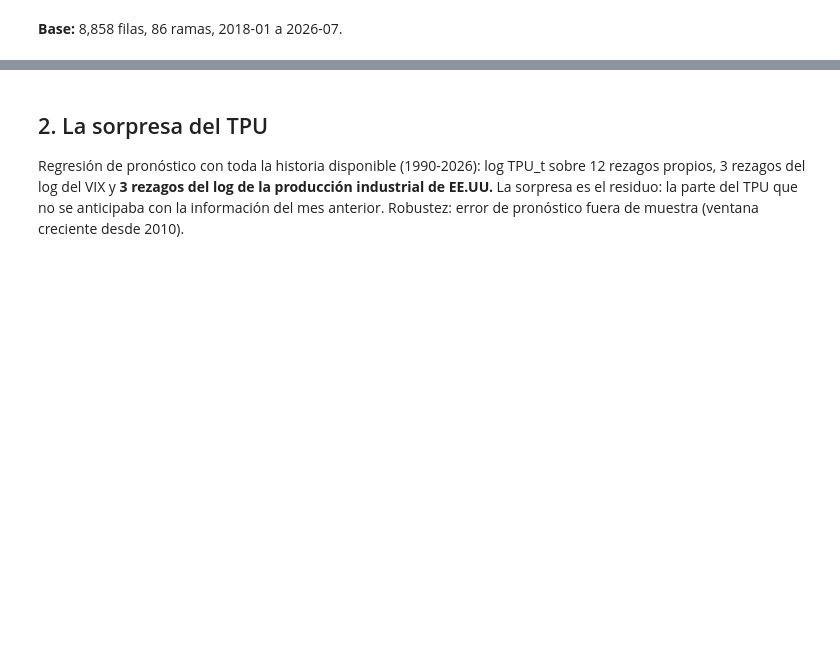
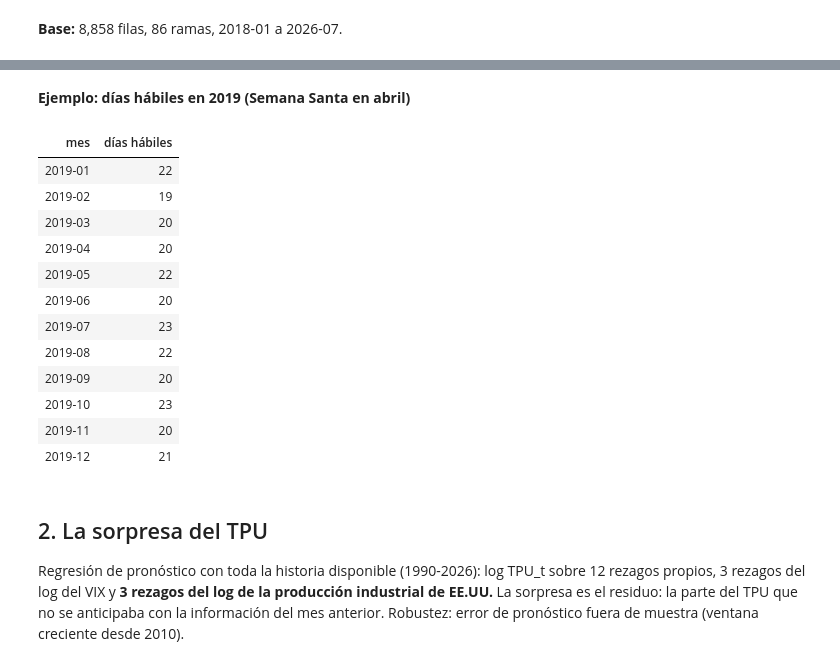
Before and after one commit to aabermejoq/Incertidumbre-Comercial, a Jupyter notebook: code/Python/02_local_projections.ipynb, the cells around one changed output, grey strips where cells are left out. Drawn from its saved outputs; the diff is of its cells as text; code cells hidden in the pictures; blank space fills up the shorter version.

```diff
--- a/code/Python/02_local_projections.ipynb
+++ b/code/Python/02_local_projections.ipynb
@@ -99,6 +106,18 @@ for orig, nueva, metodo, desc in transformaciones:
                       metodo={"log": "Δ log", "dif": "diferencia en puntos del índice", "dif_pp": "diferencia en puntos porcentuales"}[metodo],
                       observaciones=int(base[nueva].notna().sum()), primer_mes=base.mes[base[nueva].notna()].min().strftime("%Y-%m")))
 tabla(pd.DataFrame(filas), "Variables transformadas")
+
+def en_fecha(col, k):
+    """Valor de `col` en el mes t + k de la misma rama (NaN si ese mes no existe)."""
+    aux = base[["rama", "mes", col]].assign(mes=base.mes - pd.DateOffset(months=k))
+    return base[["rama", "mes"]].merge(aux, on=["rama", "mes"], how="left", validate="one_to_one")[col].values
+
+NIV = {"produccion": "emim_valor_produccion_real", "empleo": "emim_personal_ocupado", "horas": "emim_horas_trabajadas"}
+for k, v in NIV.items():
+    base["l_" + k] = np.log(base[v].astype(float))
+    base["dl1_" + k] = base["l_" + k] - en_fecha("l_" + k, -1)
+tabla(pd.DataFrame([dict(variable=f"dl1_{k}", descripcion=f"Δ log mensual de {v}", observaciones=int(base[f"dl1_{k}"].notna().sum())) for k, v in NIV.items()]),
+      "Variaciones mensuales (para los rezagos de control)")
 E = base.groupby("rama").mip_coef_exportacion_2018.first()
 E_P25, E_P75 = E.quantile(0.25), E.quantile(0.75)
 ESC_A = 100 * (E_P75 - E_P25)
@@ -122,3 +149,43 @@ display(Markdown(f"**Exposición (MIP 2018):** p25 = {E_P25:.3f}, p75 = {E_P75:.
+# %%
+from datetime import date, timedelta
+def pascua(a):
+    """Domingo de Pascua (algoritmo anónimo gregoriano)."""
+    b, c = divmod(a, 100); d, e = divmod(b, 4); f = (b + 8) // 25; g = (b - f + 1) // 3
+    h = (19 * (a % 19) + b - d - g + 15) % 30; i, k = divmod(c, 4); l = (32 + 2 * e + 2 * i - h - k) % 7
+    m = (a % 19 + 11 * h + 22 * l) // 451; mes = (h + l - 7 * m + 114) // 31; dia = (h + l - 7 * m + 114) % 31 + 1
+    return date(a, mes, dia)
+def lunes_n(a, mes, n):
+    d = date(a, mes, 1)
+    return d + timedelta(days=(7 - d.weekday()) % 7 + 7 * (n - 1))
+def feriados(a):
+    f = {date(a, 1, 1), lunes_n(a, 2, 1), lunes_n(a, 3, 3), date(a, 5, 1), date(a, 9, 16), lunes_n(a, 11, 3), date(a, 12, 25),
+         pascua(a) - timedelta(days=3), pascua(a) - timedelta(days=2)}
+    f |= {date(2018, 12, 1)} if a == 2018 else set()
+    f |= {date(2024, 10, 1)} if a == 2024 else set()
+    return f
+dias = pd.date_range("2015-01-01", "2027-12-31", freq="D")
+fer = set().union(*[feriados(a) for a in range(2015, 2028)])
+habil = pd.Series([(d.weekday() < 5) and (d.date() not in fer) for d in dias], index=dias)
+DIAS_HABILES = habil.resample("MS").sum().astype(float)
+assert DIAS_HABILES.between(17, 23).all()
+base["log_dias_habiles"] = np.log(base.mes.map(DIAS_HABILES))
+tabla(DIAS_HABILES.loc["2019-01":"2019-12"].rename("días hábiles").rename_axis("mes").reset_index().assign(mes=lambda d: d.mes.dt.strftime("%Y-%m")),
+      "Ejemplo: días hábiles en 2019 (Semana Santa en abril)", dec=0)
+# %% [output]
+**Ejemplo: días hábiles en 2019 (Semana Santa en abril)**
+| mes | días hábiles |
+| 2019-01 | 22 |
+| 2019-02 | 19 |
+| 2019-03 | 20 |
+| 2019-04 | 20 |
+| 2019-05 | 22 |
+| 2019-06 | 20 |
+| 2019-07 | 23 |
+| 2019-08 | 22 |
+| 2019-09 | 20 |
+| 2019-10 | 23 |
+| 2019-11 | 20 |
+| 2019-12 | 21 |
 # %% [markdown]
 ## 2. La sorpresa del TPU
 Regresión de pronóstico con toda la historia disponible (1990-2026): log TPU_t sobre 12 rezagos propios, 3 rezagos del log del VIX y **3 rezagos del log de la producción industrial de EE.UU.** La sorpresa es el residuo: la parte del TPU que no se anticipaba con la información del mes anterior. Robustez: error de pronóstico fuera de muestra (ventana creciente desde 2010).
```
Also changed, not shown: parts of 40 cells of this notebook, 4 other files.
